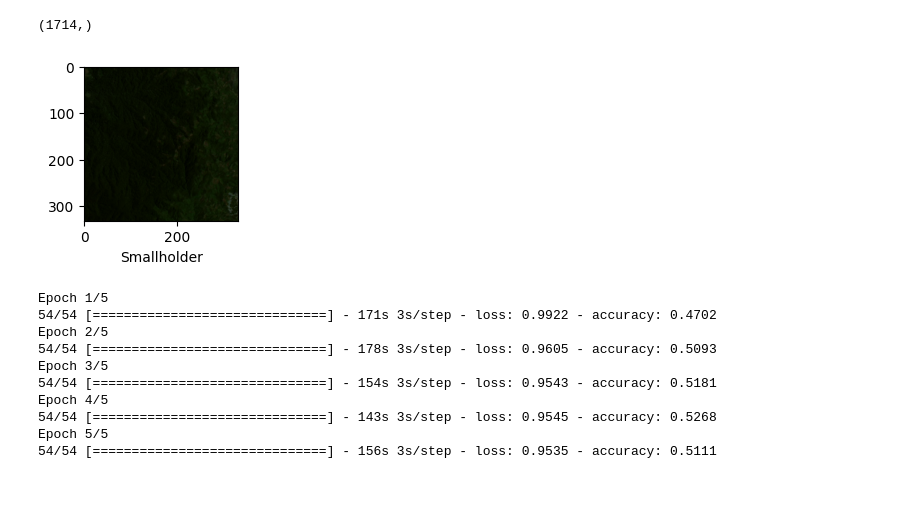
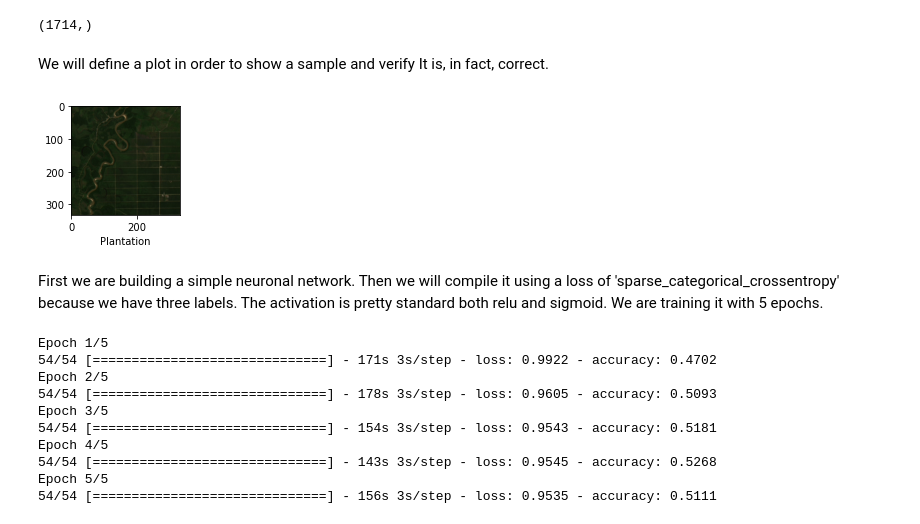
Before and after one commit to juanschezmor/zero-deforestation-mission-DT34, a Jupyter notebook: main.ipynb, the cells around one changed output. Saved outputs shown, nothing was run; the diff lists cells and outputs as text; code cells hidden in the pictures; blank space fills up the shorter version.

```diff
--- a/main.ipynb
+++ b/main.ipynb
@@ -119,15 +139,20 @@ As we can see we have 1714 images and we only be focussing on the label column
 y.shape
 # %% [output]
 (1714,)
+# %% [markdown]
+We will define a plot in order to show a sample and verify It is, in fact, correct.
 # %%
 def plot_sample(X, y, index):
     plt.figure(figsize = (15,2))
     plt.imshow(X[index])
     plt.xlabel(classes[y[index]])
 
-plot_sample(X, y, 5)
+plot_sample(X, y, 2)
 # %% [output]
-[figure, old version]
+[figure, new version]
+# %% [markdown]
+First we are building a simple neuronal network. Then we will compile it using a loss of 'sparse_categorical_crossentropy' because we have three labels. The activation is pretty standard both relu and sigmoid.
+We are training it with 5 epochs.
 # %%
 ann = Sequential([
         Flatten(input_shape=(332,332,3)),
```
Also changed, not shown: parts of 30 cells of this notebook.
